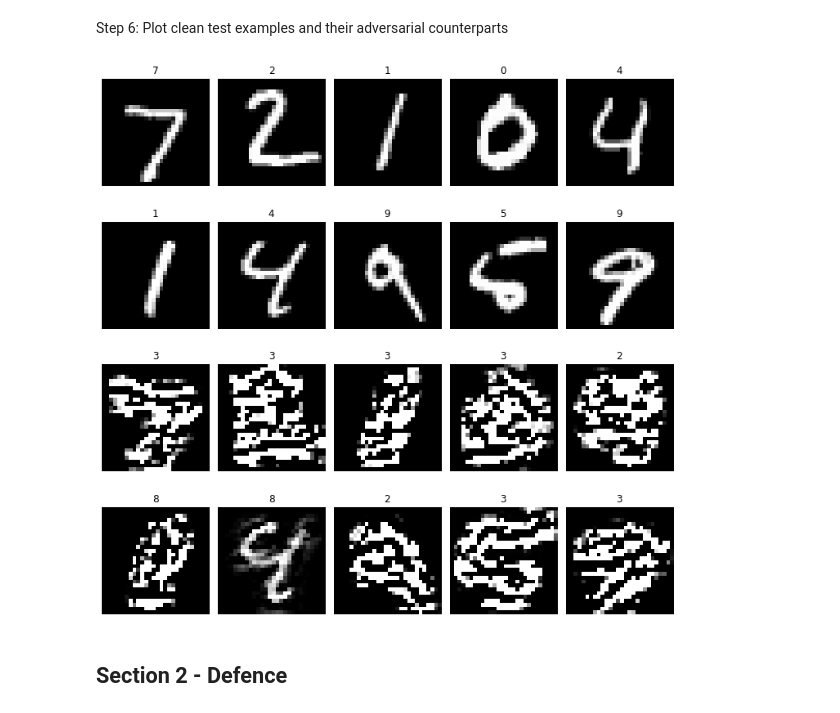
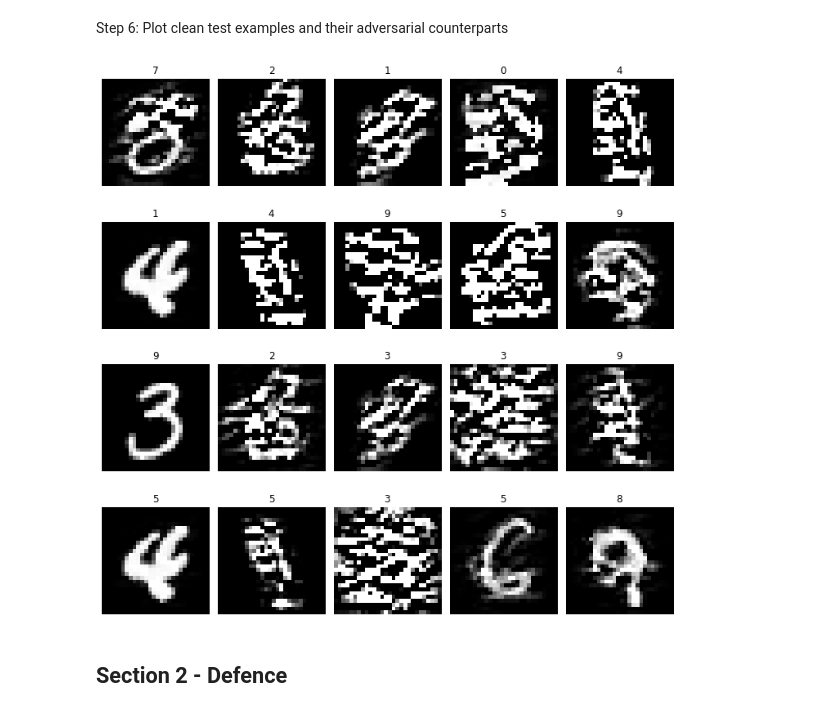
Before and after one commit to aydrienlaw/Adversarial-A.I., a Jupyter notebook: TotalVarMin - MNIST.ipynb, the cells around one changed output. Drawn from its saved outputs; the diff is of its cells as text; code cells hidden in the pictures.

```diff
--- a/TotalVarMin - MNIST.ipynb
+++ b/TotalVarMin - MNIST.ipynb
@@ -106,8 +106,8 @@ Step 3: Craft adversarial examples
 # %% [markdown]
 *Craft NewtonFool attacks*
 # %%
-# attack =  NewtonFool(classifier=classifier, eta=0.3, max_iter=100, verbose=True)
-# x_test_Newton_MNIST = attack.generate(x_test_cln)
+attack =  NewtonFool(classifier=classifier, eta=3, max_iter=300, verbose=True)
+x_test_Newton_MNIST = attack.generate(x_test_cln[:100])
 # %store x_test_Newton_MNIST
 # %% [markdown]
 *Craft DeepFool attacks*
@@ -167,22 +229,23 @@ Step 6: Plot clean test examples and their adversarial counterparts
 # %%
 # Plot images
 plt.figure(figsize=(10, 10))
+a=90
 
 for i in range(10):
     ax = plt.subplot(4, 5, i + 1)
-    plt.imshow(x_test_cln[i], cmap='gray')
+    plt.imshow(x_test_Deep_MNIST[a+i], cmap='gray')
     ax.set_title('{:}'.format(np.argmax(y_test_cln,axis=1)[i]))
     plt.axis("off")
 
     ax = plt.subplot(4, 5, i + 11)
-    plt.imshow(x_test_adv[i], cmap='gray')
+    plt.imshow(x_test_Newton_MNIST[a+i], cmap='gray')
     ax.set_title('{:}'.format(np.argmax(predictions_adv,axis=1)[i]))
     plt.axis("off")
 
 plt.tight_layout()
 plt.show()
 # %% [output]
-[figure, old version]
+[figure, new version]
 # %% [markdown]
 ## **Section 2 - Defence**
 # %% [markdown]
```
Also changed, not shown: parts of 18 cells of this notebook, 7 other files.
